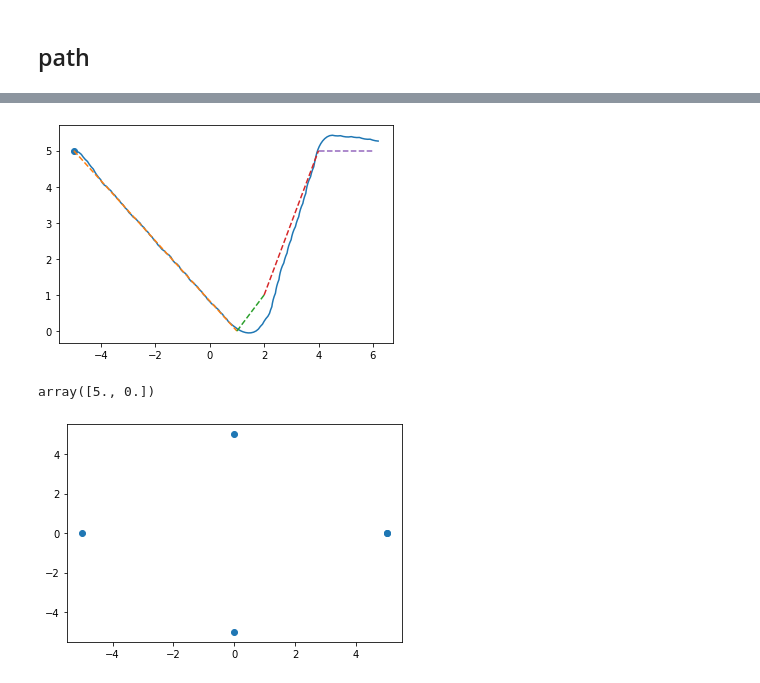
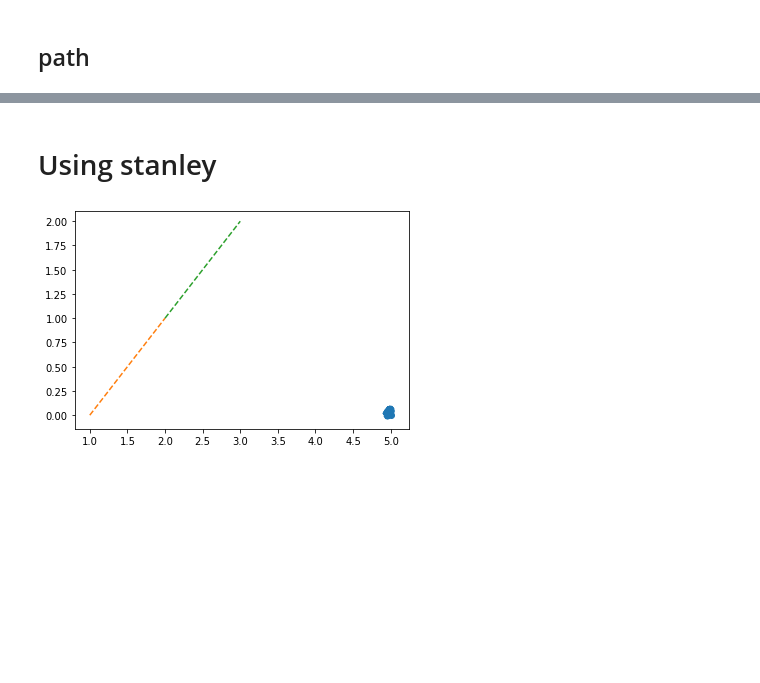
Before and after one commit to Nyctolex/Autonomous-Car, a Jupyter notebook: Path Control/Path Control Mathematics.ipynb, the cells around one changed output, grey strips where cells are left out. Drawn from its saved outputs; the diff is of its cells as text; code cells hidden in the pictures; blank space fills up the shorter version.

```diff
--- a/Path Control/Path Control Mathematics.ipynb
+++ b/Path Control/Path Control Mathematics.ipynb
@@ -1041,7 +212,7 @@ learning_rate = 0.1
 w = 0.5
 
 #initial parameters
-initial_pos = np.array([0,1])
+initial_pos = np.array([-3,1])
 p1 = np.array([1,0])
 p2 = np.array([2,1])
 p = p2-p1
@@ -1388,0 +595,9 @@ def simulation(loss_ratio , w, end_section_threshold, learning_rate, path,initia
+# %%
+r = 10
+theta = np.linspace(0, 2*np.pi, 9)
+x = r*np.cos(theta)
+y = r*np.sin(theta)
+circle_path = np.array([x, y]).transpose()
+
+plt.scatter(*zip(*circle_path))
+circle_path[0]
@@ -1388,0 +658,23 @@ def simulation(loss_ratio , w, end_section_threshold, learning_rate, path,initia
+# %%
+import numpy as np
+from numpy.linalg import norm
+import matplotlib.pyplot as plt
+%matplotlib inline
+#hyper parameters
+loss_ratio = 0.8
+kd = loss_ratio
+ka = 1-loss_ratio
+w = 1
+end_section_threshold = 1
+learning_rate = 1
+
+
+#initial parameters
+
+loss_ratio = 0.8
+initial_pos = np.array([0,0])
+pt = initial_pos
+dt = 0.1
+initial_velocity = 1
+initial_theta = np.pi/2
+simulation(loss_ratio , w, end_section_threshold, learning_rate, path,initial_pos, initial_velocity, initial_theta, dt, 100)
@@ -1388,0 +684,2 @@ def simulation(loss_ratio , w, end_section_threshold, learning_rate, path,initia
+# %% [markdown]
+# Using stanley
@@ -1389,39 +801,27 @@ def simulation(loss_ratio , w, end_section_threshold, learning_rate, path,initia
 # %%
 import numpy as np
 from numpy.linalg import norm
 import matplotlib.pyplot as plt
 %matplotlib inline
 #hyper parameters
 loss_ratio = 0.8
 kd = loss_ratio
 ka = 1-loss_ratio
 w = 10
 end_section_threshold = 0.5
 initial_velocity = 1
 dt = 0.1
 learning_rate = w*dt*initial_velocity
 
-initial_pos = np.array([-5,5])
+initial_pos = np.array([5,0])
 #initial parameters
-path = np.array([initial_pos, [1,0], [2,1], [4,5],[6,5]])
+path = np.array([[1,0], [2,1], [3,2]])
 
 loss_ratio = 0.8
 
 pt = initial_pos
 
 initial_theta = 0 #np.pi/2
-simulation(loss_ratio , w, end_section_threshold, learning_rate, path,initial_pos, initial_velocity, initial_theta, dt, 1000)
+simulation(loss_ratio , w, end_section_threshold, learning_rate, path,initial_pos, initial_velocity, initial_theta, dt, 100)
 # %% [output]
-[figure, old version]
+[figure, new version]
-# %%
-r = 5
-theta = np.linspace(0, 2*np.pi, 5)
-x = r*np.cos(theta)
-y = r*np.sin(theta)
-circle_path = np.array([x, y]).transpose()
-
-plt.scatter(*zip(*circle_path))
-circle_path[0]
-# %% [output]
-array([5., 0.])
-[figure, removed]
```
Also changed, not shown: parts of 39 cells of this notebook.
